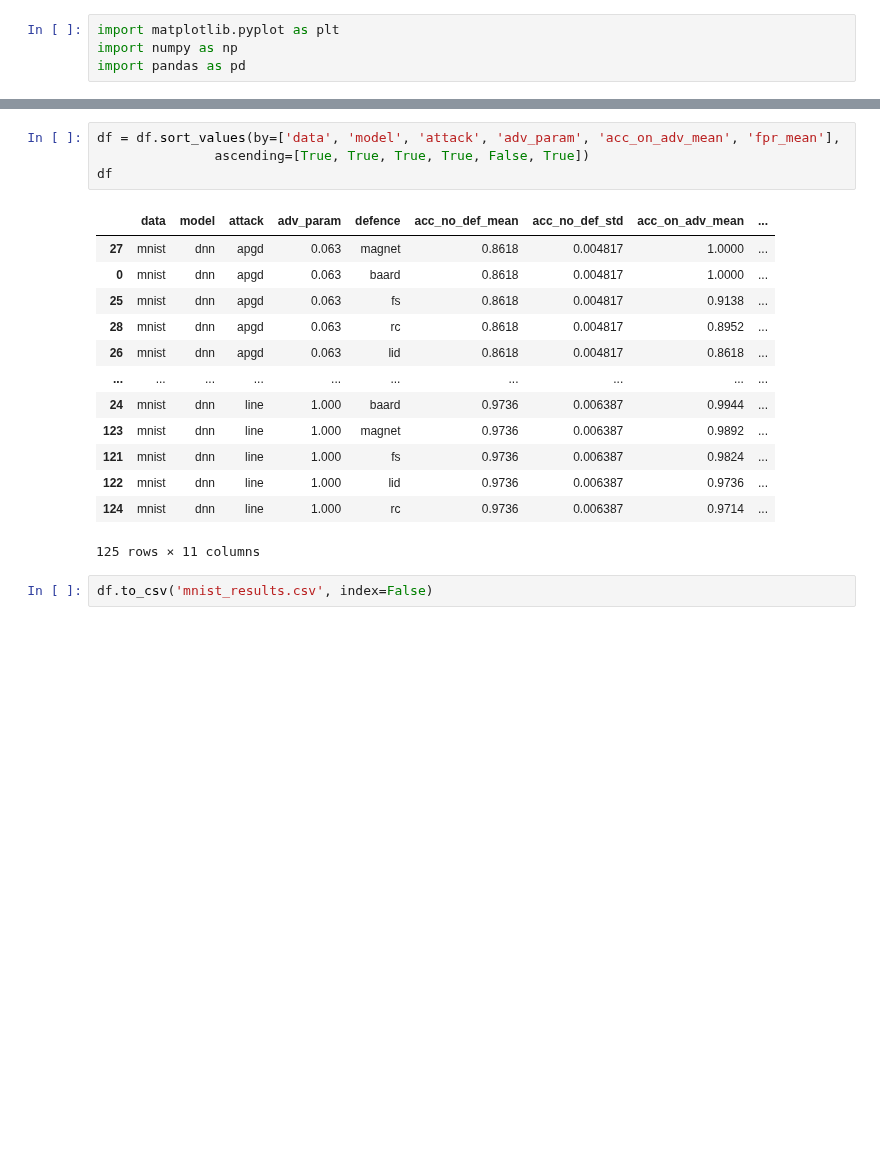
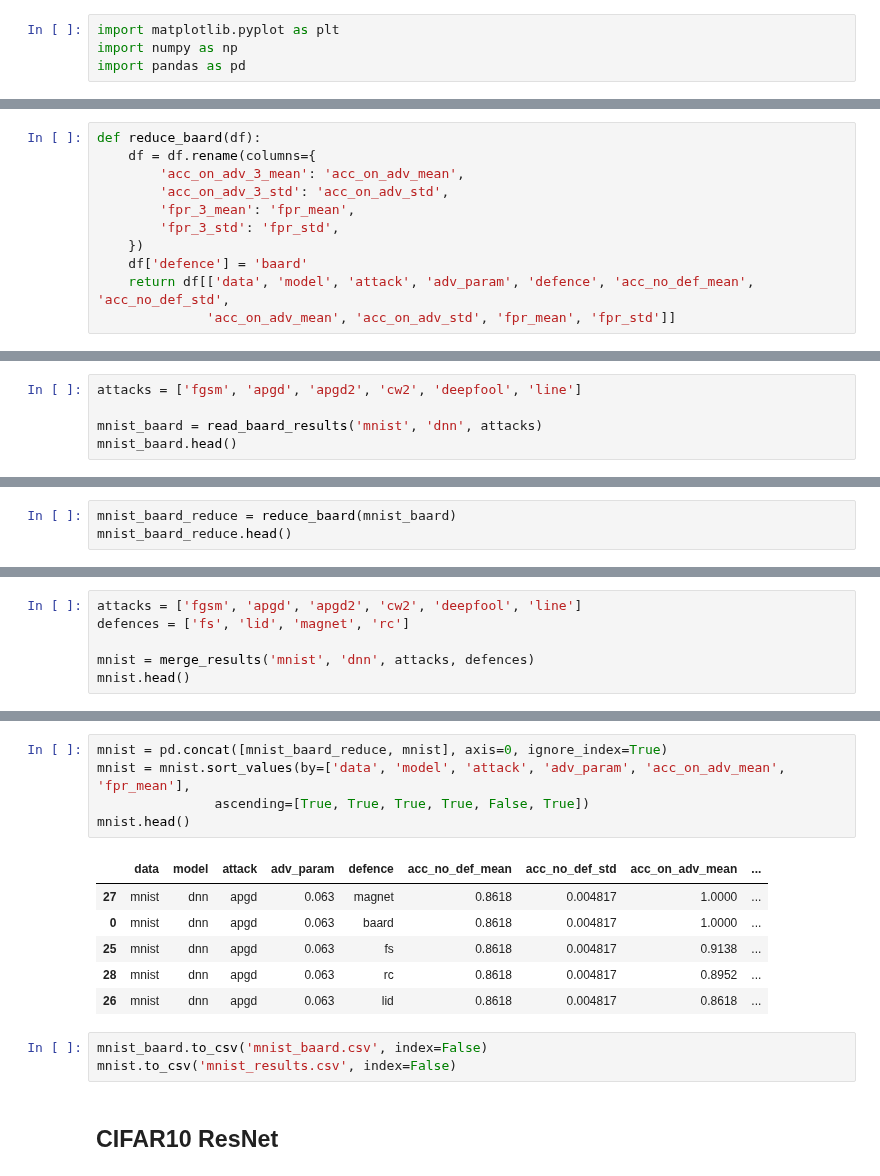
Before and after one commit to changx03/baard_exp2, a Jupyter notebook: charts/read_csv_results.ipynb, the cells around one changed output, grey strips where cells are left out. Drawn from its saved outputs; the diff is of its cells as text; blank space fills up the shorter version.

Commit message:
updated results

```diff
--- a/charts/read_csv_results.ipynb
+++ b/charts/read_csv_results.ipynb
@@ -83 +35,12 @@ df_mnist_baard
+# %%
+def reduce_baard(df):
+    df = df.rename(columns={
+        'acc_on_adv_3_mean': 'acc_on_adv_mean',
+        'acc_on_adv_3_std': 'acc_on_adv_std',
+        'fpr_3_mean': 'fpr_mean',
+        'fpr_3_std': 'fpr_std',
+    })
+    df['defence'] = 'baard'
+    return df[['data', 'model', 'attack', 'adv_param', 'defence', 'acc_no_def_mean', 'acc_no_def_std',
+              'acc_on_adv_mean', 'acc_on_adv_std', 'fpr_mean', 'fpr_std']]
 # %%
@@ -113,0 +69,5 @@ df.head()
+# %%
+attacks = ['fgsm', 'apgd', 'apgd2', 'cw2', 'deepfool', 'line']
+
+mnist_baard = read_baard_results('mnist', 'dnn', attacks)
+mnist_baard.head()
@@ -113,0 +81,3 @@ df.head()
+# %%
+mnist_baard_reduce = reduce_baard(mnist_baard)
+mnist_baard_reduce.head()
@@ -113,0 +91,6 @@ df.head()
+# %%
+attacks = ['fgsm', 'apgd', 'apgd2', 'cw2', 'deepfool', 'line']
+defences = ['fs', 'lid', 'magnet', 'rc']
+
+mnist = merge_results('mnist', 'dnn', attacks, defences)
+mnist.head()
@@ -114,20 +104,17 @@ df.head()
 # %%
-df = df.sort_values(by=['data', 'model', 'attack', 'adv_param', 'acc_on_adv_mean', 'fpr_mean'],
+mnist = pd.concat([mnist_baard_reduce, mnist], axis=0, ignore_index=True)
+mnist = mnist.sort_values(by=['data', 'model', 'attack', 'adv_param', 'acc_on_adv_mean', 'fpr_mean'],
                ascending=[True, True, True, True, False, True])
-df
+mnist.head()
 # %% [output]
 |  | data | model | attack | adv_param | defence | acc_no_def_mean | acc_no_def_std | acc_on_adv_mean | ... |
 | 27 | mnist | dnn | apgd | 0.063 | magnet | 0.8618 | 0.004817 | 1.0000 | ... |
 | 0 | mnist | dnn | apgd | 0.063 | baard | 0.8618 | 0.004817 | 1.0000 | ... |
 | 25 | mnist | dnn | apgd | 0.063 | fs | 0.8618 | 0.004817 | 0.9138 | ... |
 | 28 | mnist | dnn | apgd | 0.063 | rc | 0.8618 | 0.004817 | 0.8952 | ... |
 | 26 | mnist | dnn | apgd | 0.063 | lid | 0.8618 | 0.004817 | 0.8618 | ... |
-| ... | ... | ... | ... | ... | ... | ... | ... | ... | ... |
-| 24 | mnist | dnn | line | 1.000 | baard | 0.9736 | 0.006387 | 0.9944 | ... |
-| 123 | mnist | dnn | line | 1.000 | magnet | 0.9736 | 0.006387 | 0.9892 | ... |
-| 121 | mnist | dnn | line | 1.000 | fs | 0.9736 | 0.006387 | 0.9824 | ... |
-| 122 | mnist | dnn | line | 1.000 | lid | 0.9736 | 0.006387 | 0.9736 | ... |
-| 124 | mnist | dnn | line | 1.000 | rc | 0.9736 | 0.006387 | 0.9714 | ... |
-125 rows × 11 columns
 # %%
-df.to_csv('mnist_results.csv', index=False)
+mnist_baard.to_csv('mnist_baard.csv', index=False)
+mnist.to_csv('mnist_results.csv', index=False)
+# %% [markdown]
+## CIFAR10 ResNet
```
Also changed, not shown: parts of 16 cells of this notebook, 5 other files.
